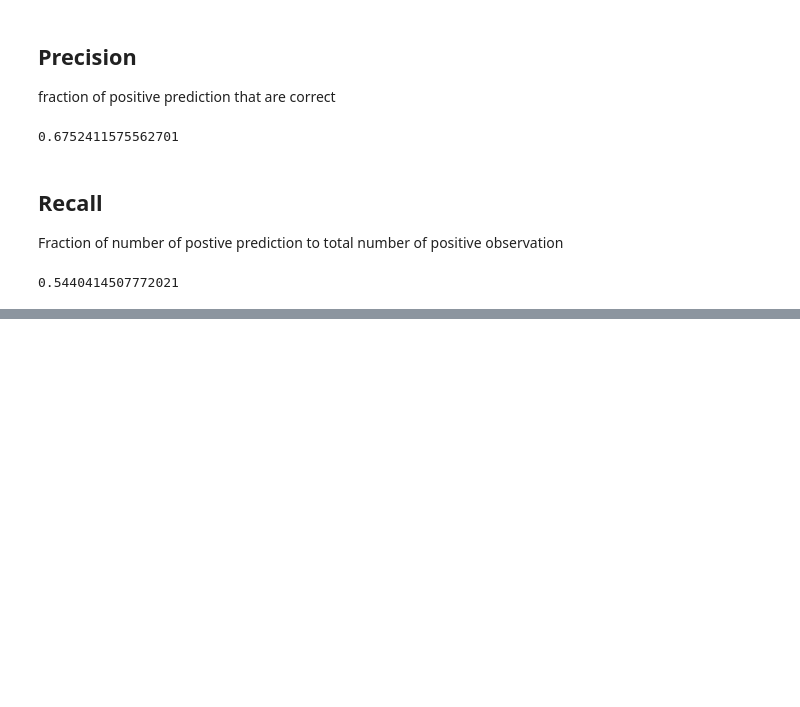
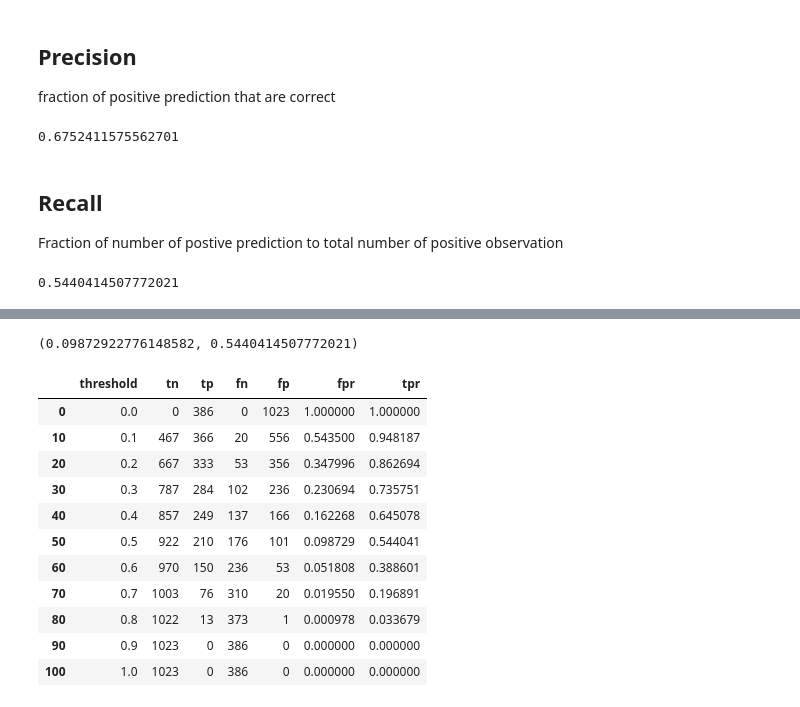
Before and after one commit to alabamustapha/ml-zoomcamp-2023, a Jupyter notebook: Evaluation Metrics/Evaluation metric: Churn Prediction.ipynb, the cells around one changed output, grey strips where cells are left out. Saved outputs shown, nothing was run; the diff lists cells and outputs as text; code cells hidden in the pictures; blank space fills up the shorter version.

```diff
--- a/Evaluation Metrics/Evaluation metric: Churn Prediction.ipynb
+++ b/Evaluation Metrics/Evaluation metric: Churn Prediction.ipynb
@@ -582,0 +583,46 @@ TPR = TN / TP + TN
+# %%
+fpr = fp / (tn + fp)
+tpr = tp / (tp + fn)
+fpr, tpr
+# %% [output]
+(0.09872922776148582, 0.5440414507772021)
+# %%
+def tpr_fpr_dataframe(y_val, y_pred):
+    threshold = np.linspace(0,1,101)
+    scores = []
+    for t in threshold:
+        actual_postive = y_val == 1
+        actual_negative = y_val == 0
+
+
+        predicted_positive = y_pred >= t
+        predicted_negative = y_pred < t
+
+        tn = (predicted_negative & actual_negative).sum()
+        tp = (predicted_positive & actual_postive).sum()
+        fn = (predicted_negative & actual_postive).sum()
+        fp = (predicted_positive & actual_negative).sum()
+
+        fpr = fp / (tn + fp)
+        tpr = tp / (tp + fn)
+
+        scores.append((t, tn, tp, fn, fp, fpr, tpr))
+
+    df_roc = pd.DataFrame(scores, columns=['threshold', 'tn', 'tp', 'fn', 'fp', 'fpr', 'tpr'])
+    return df_roc
+
+df_roc = tpr_fpr_dataframe(y_val, y_pred)
+df_roc[::10]
+# %% [output]
+|  | threshold | tn | tp | fn | fp | fpr | tpr |
+| 0 | 0.0 | 0 | 386 | 0 | 1023 | 1.000000 | 1.000000 |
+| 10 | 0.1 | 467 | 366 | 20 | 556 | 0.543500 | 0.948187 |
+| 20 | 0.2 | 667 | 333 | 53 | 356 | 0.347996 | 0.862694 |
+| 30 | 0.3 | 787 | 284 | 102 | 236 | 0.230694 | 0.735751 |
+| 40 | 0.4 | 857 | 249 | 137 | 166 | 0.162268 | 0.645078 |
+| 50 | 0.5 | 922 | 210 | 176 | 101 | 0.098729 | 0.544041 |
+| 60 | 0.6 | 970 | 150 | 236 | 53 | 0.051808 | 0.388601 |
+| 70 | 0.7 | 1003 | 76 | 310 | 20 | 0.019550 | 0.196891 |
+| 80 | 0.8 | 1022 | 13 | 373 | 1 | 0.000978 | 0.033679 |
+| 90 | 0.9 | 1023 | 0 | 386 | 0 | 0.000000 | 0.000000 |
+| 100 | 1.0 | 1023 | 0 | 386 | 0 | 0.000000 | 0.000000 |
```
Also changed, not shown: parts of 3 cells of this notebook.
